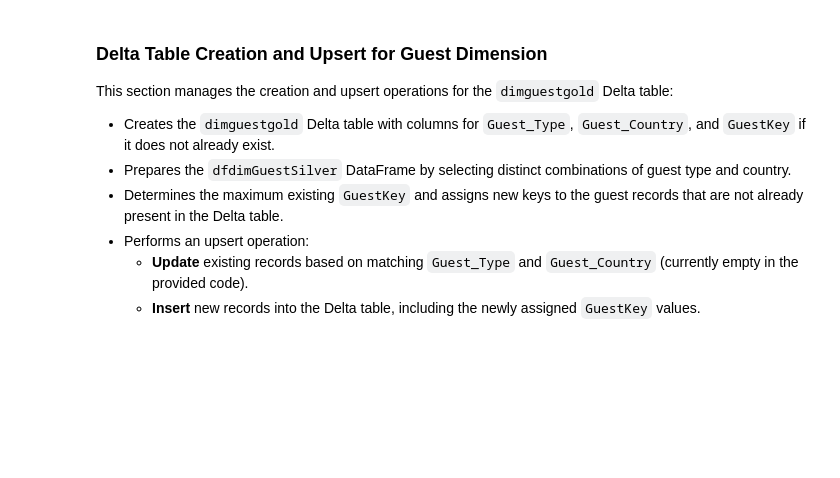
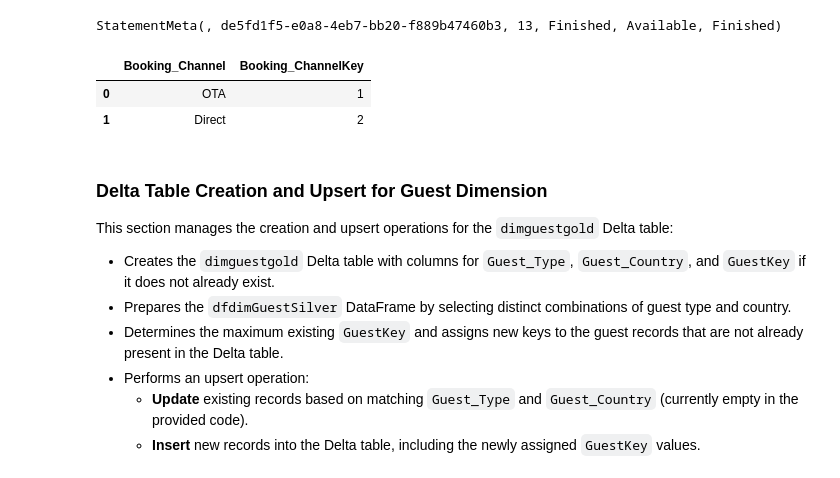
Before and after one commit to malungamahlo/Data-analysis-and-science, a Jupyter notebook: Hotel Reservation/Transform Data for Gold.ipynb, the cells around one changed output. Saved outputs shown, nothing was run; the diff lists cells and outputs as text; code cells hidden in the pictures; blank space fills up the shorter version.

```diff
--- a/Hotel Reservation/Transform Data for Gold.ipynb
+++ b/Hotel Reservation/Transform Data for Gold.ipynb
@@ -147,12 +161,21 @@ StatementMeta(, 0cfbfba9-cfd6-4a3a-9518-b7e0d9b18489, 15, Finished, Available, F
-# %% [markdown]
-### Delta Table Creation and Upsert for Guest Dimension
-This section manages the creation and upsert operations for the `dimguestgold` Delta table:
-- Creates the `dimguestgold` Delta table with columns for `Guest_Type`, `Guest_Country`, and `GuestKey` if it does not already exist.
-- Prepares the `dfdimGuestSilver` DataFrame by selecting distinct combinations of guest type and country.
-- Determines the maximum existing `GuestKey` and assigns new keys to the guest records that are not already present in the Delta table.
-- Performs an upsert operation:
-  - **Update** existing records based on matching `Guest_Type` and `Guest_Country` (currently empty in the provided code).
-  - **Insert** new records into the Delta table, including the newly assigned `GuestKey` values.
+# %%
+# Loading the table data into the dataframe
+dfc = spark.read.table("Hotel.dimbookingchannelgold")
+dfc.limit(2).toPandas()
+# %% [output]
+StatementMeta(, de5fd1f5-e0a8-4eb7-bb20-f889b47460b3, 13, Finished, Available, Finished)
+|  | Booking_Channel | Booking_ChannelKey |
+| 0 | OTA | 1 |
+| 1 | Direct | 2 |
+# %% [markdown]
+### Delta Table Creation and Upsert for Guest Dimension
+This section manages the creation and upsert operations for the `dimguestgold` Delta table:
+- Creates the `dimguestgold` Delta table with columns for `Guest_Type`, `Guest_Country`, and `GuestKey` if it does not already exist.
+- Prepares the `dfdimGuestSilver` DataFrame by selecting distinct combinations of guest type and country.
+- Determines the maximum existing `GuestKey` and assigns new keys to the guest records that are not already present in the Delta table.
+- Performs an upsert operation:
+  - **Update** existing records based on matching `Guest_Type` and `Guest_Country` (currently empty in the provided code).
+  - **Insert** new records into the Delta table, including the newly assigned `GuestKey` values.
 # %%
 from pyspark.sql.types import *
 from delta.tables import *
```
Also changed, not shown: parts of 28 cells of this notebook, 2 other files.
